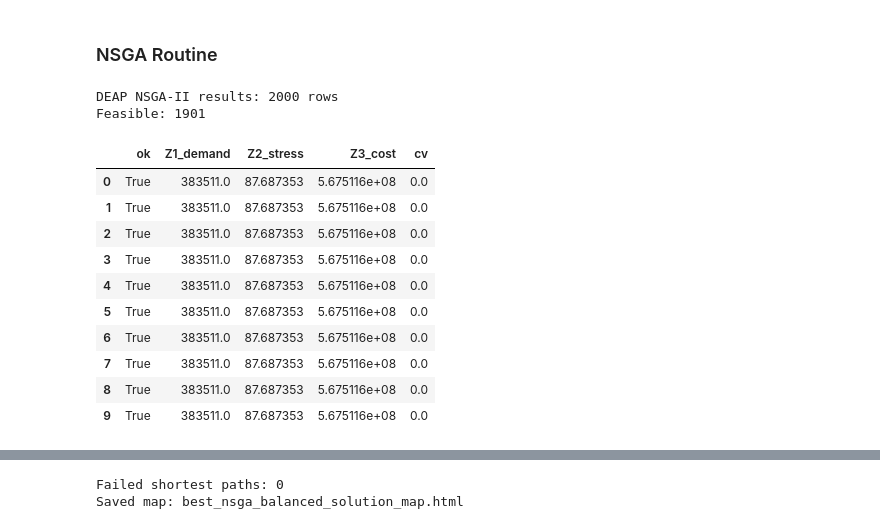
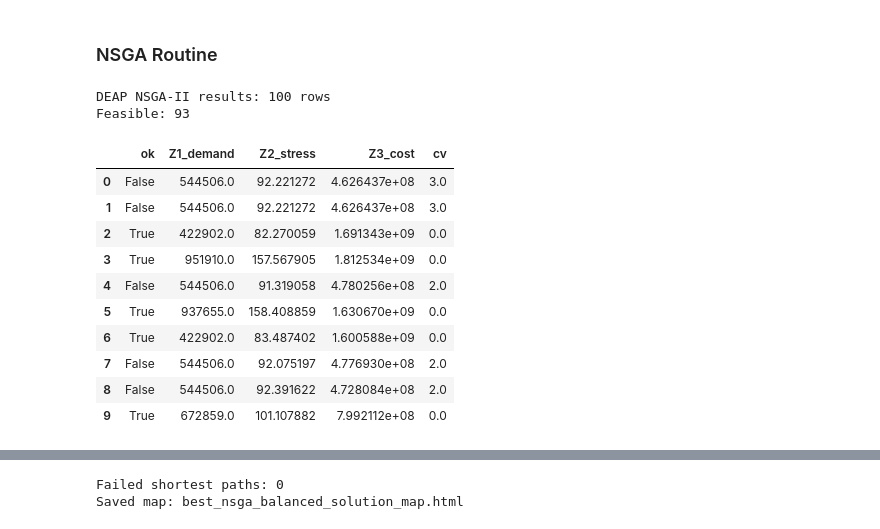
Before and after one commit to jmanzolli/VeloraApp, a Jupyter notebook: BIXI_Data_V6_ReadingFiles.ipynb, the cells around one changed output, grey strips where cells are left out. Cells and saved outputs as stored; diff of their text form; code cells hidden in the pictures.

```diff
--- a/BIXI_Data_V6_ReadingFiles.ipynb
+++ b/BIXI_Data_V6_ReadingFiles.ipynb
@@ -1589,8 +1099,8 @@ from tqdm import tqdm
 # ----------------------------
 # Hyperparameters (tune later)
 # ----------------------------
-DEAP_POP   = 2000   # used 2000; start smaller for speed, then increase
-DEAP_GEN   = 80
+DEAP_POP   = 100   # used 2000; start smaller for speed, then increase
+DEAP_GEN   = 300
 DEAP_CXPB  = 0.9
 DEAP_MUTPB = 0.2
 DEAP_SEED  = 42
@@ -1845,45 +1355,45 @@ for gen in tqdm(range(DEAP_GEN), desc="DEAP NSGA-II", unit="gen"):
     pop = toolbox.select(pop + offspring, DEAP_POP)
 
     # --- Log statistics ---
     fits = [ind.fitness.values for ind in pop]
     min_fit = np.min(fits, axis=0)
     max_fit = np.max(fits, axis=0)
     avg_fit = np.mean(fits, axis=0)
     logbook.record(gen=gen, nevals=len(invalid), min=min_fit, max=max_fit, avg=avg_fit)
 
 # ----------------------------
 # Build results table
 # ----------------------------
 rows = []
 for ind in pop:
     y, x, z = _decode(ind)
     Z1 = sum(_D[i] * y[i] for i in _N)
     Z2 = sum(get_LTS(i, j) * x[(i, j)] for (i, j) in _L)
     Z3 = sum(get_Cup(i, j) * x[(i, j)] for (i, j) in _L) + C_dock * sum(z[i] for i in _N)
     if C_station > 0:
         Z3 += C_station * sum(y.values())
 
     cv = _constraint_violation(y, x, z)
     rows.append({"ok": cv == 0, "Z1_demand": Z1, "Z2_stress": Z2, "Z3_cost": Z3, "cv": cv})
 
 df_nsga_deap = pd.DataFrame(rows)
 print("DEAP NSGA-II results:", len(df_nsga_deap), "rows")
 print("Feasible:", int(df_nsga_deap["ok"].sum()))
 df_nsga_deap.head(10)
 # %% [output]
-DEAP NSGA-II results: 2000 rows
-Feasible: 1901
+DEAP NSGA-II results: 100 rows
+Feasible: 93
 |  | ok | Z1_demand | Z2_stress | Z3_cost | cv |
-| 0 | True | 383511.0 | 87.687353 | 5.675116e+08 | 0.0 |
-| 1 | True | 383511.0 | 87.687353 | 5.675116e+08 | 0.0 |
-| 2 | True | 383511.0 | 87.687353 | 5.675116e+08 | 0.0 |
-| 3 | True | 383511.0 | 87.687353 | 5.675116e+08 | 0.0 |
-| 4 | True | 383511.0 | 87.687353 | 5.675116e+08 | 0.0 |
-| 5 | True | 383511.0 | 87.687353 | 5.675116e+08 | 0.0 |
-| 6 | True | 383511.0 | 87.687353 | 5.675116e+08 | 0.0 |
-| 7 | True | 383511.0 | 87.687353 | 5.675116e+08 | 0.0 |
-| 8 | True | 383511.0 | 87.687353 | 5.675116e+08 | 0.0 |
-| 9 | True | 383511.0 | 87.687353 | 5.675116e+08 | 0.0 |
+| 0 | False | 544506.0 | 92.221272 | 4.626437e+08 | 3.0 |
+| 1 | False | 544506.0 | 92.221272 | 4.626437e+08 | 3.0 |
+| 2 | True | 422902.0 | 82.270059 | 1.691343e+09 | 0.0 |
+| 3 | True | 951910.0 | 157.567905 | 1.812534e+09 | 0.0 |
+| 4 | False | 544506.0 | 91.319058 | 4.780256e+08 | 2.0 |
+| 5 | True | 937655.0 | 158.408859 | 1.630670e+09 | 0.0 |
+| 6 | True | 422902.0 | 83.487402 | 1.600588e+09 | 0.0 |
+| 7 | False | 544506.0 | 92.075197 | 4.776930e+08 | 2.0 |
+| 8 | False | 544506.0 | 92.391622 | 4.728084e+08 | 2.0 |
+| 9 | True | 672859.0 | 101.107882 | 7.992112e+08 | 0.0 |
 # %%
 # ============================================================
 # A) Pick best solution from NSGA population and save outputs
```
Also changed, not shown: parts of 47 cells of this notebook.
